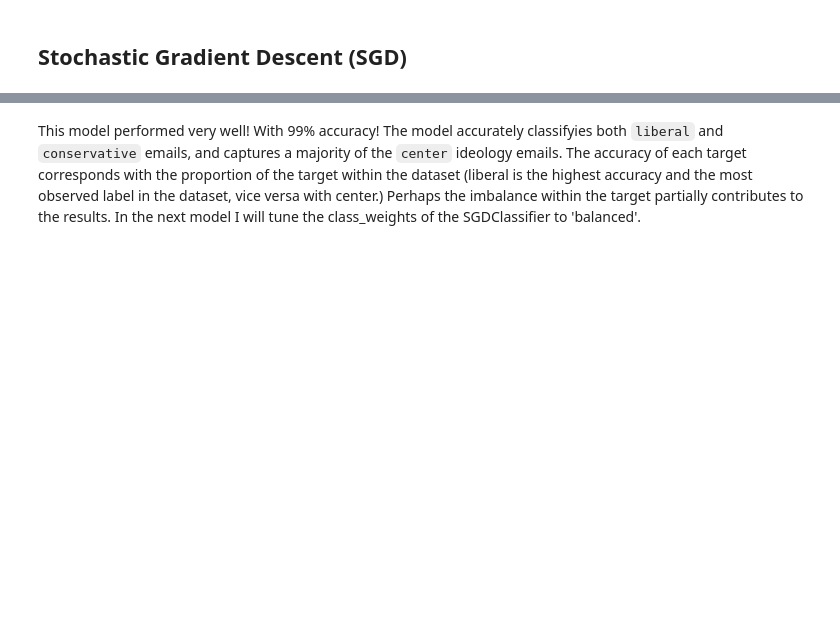
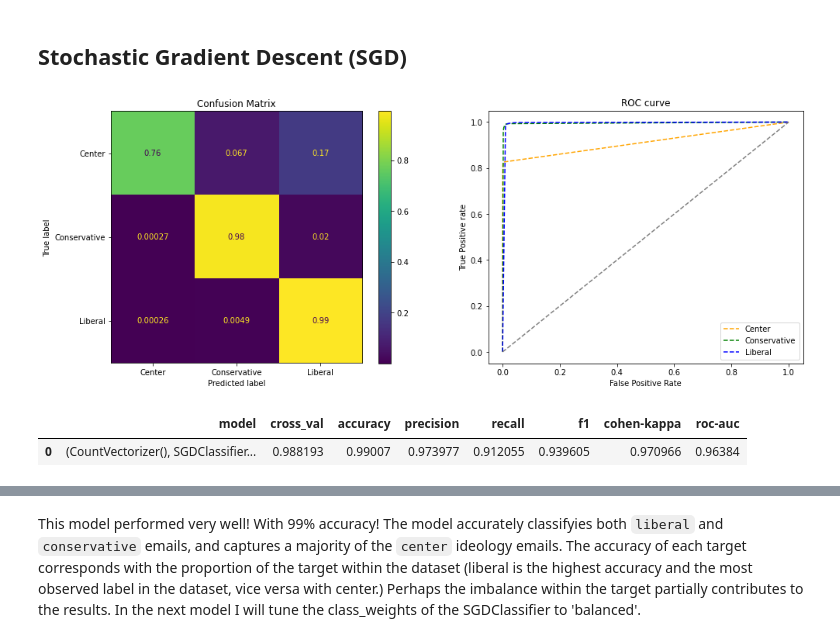
Before and after one commit to CGPinDC/PoliticalPartyPredictionFromEmail, a Jupyter notebook: Notebook_ClassifyingPoliticalEmails.ipynb, the cells around one changed output, grey strips where cells are left out. Saved outputs shown, nothing was run; the diff lists cells and outputs as text; code cells hidden in the pictures; blank space fills up the shorter version.

```diff
--- a/Notebook_ClassifyingPoliticalEmails.ipynb
+++ b/Notebook_ClassifyingPoliticalEmails.ipynb
@@ -967,10 +1024,13 @@ pd.DataFrame.from_dict(features, orient='index').sort_values(by=0, ascending=Fal
 # %%
 #Make SGDC pipline
 sgdc_pipe = make_pipeline(CountVectorizer(),
-                          SGDClassifier())
-
+                          SGDClassifier(random_state=42, loss='modified_huber'))
 #Fit
 sgdc_pipe.fit(X_train, y_train_enc)
 
 #Evaluation
 model_evaluation(sgdc_pipe, X_train, y_train_enc, X_test, y_test_enc, target_classes)
+# %% [output]
+[figure, added]
+|  | model | cross_val | accuracy | precision | recall | f1 | cohen-kappa | roc-auc |
+| 0 | (CountVectorizer(), SGDClassifier... | 0.988193 | 0.99007 | 0.973977 | 0.912055 | 0.939605 | 0.970966 | 0.96384 |
```
Also changed, not shown: parts of 71 cells of this notebook.
